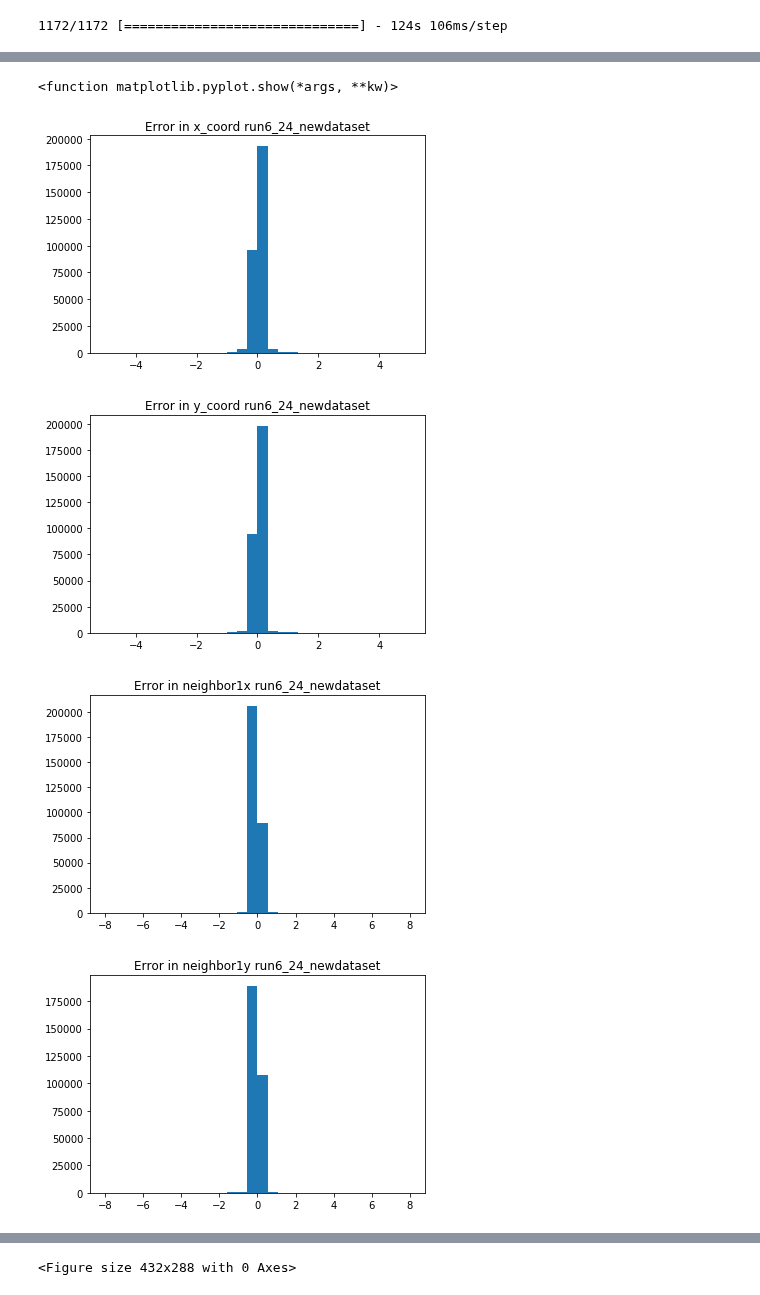
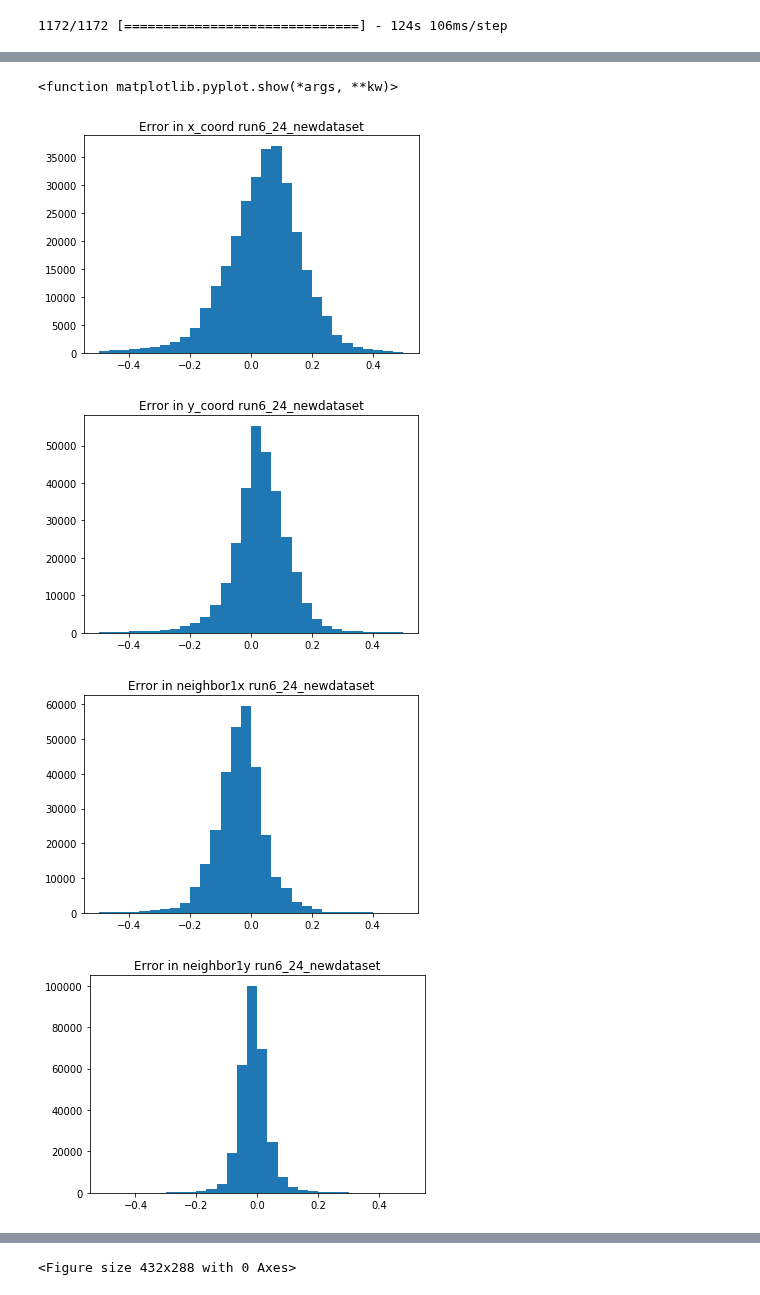
Before and after one commit to DanielMGlazer/HexogonalMLProject, a Jupyter notebook: Image predictions.ipynb, the cells around one changed output, grey strips where cells are left out. Drawn from its saved outputs; the diff is of its cells as text; code cells hidden in the pictures.

```diff
--- a/Image predictions.ipynb
+++ b/Image predictions.ipynb
@@ -179,50 +180,50 @@ error_neighbor3x=get_error('neighbor3x')
 error_neighbor3y=get_error('neighbor3y')
 
 
-plt.hist(error_x,bins=30,range=(-5,5))
+plt.hist(error_x,bins=30,range=(-0.5,0.5))
 plt.title('Error in x_coord '+ model_name)
 plt.savefig(os.path.join(plot_dir,model_name+" error_x.png"))
 plt.figure()
 
-plt.hist(error_y,bins=30,range=(-5,5))
+plt.hist(error_y,bins=30,range=(-0.5,0.5))
 plt.title('Error in y_coord '+ model_name)
 plt.savefig(os.path.join(plot_dir,model_name+" error_y.png"))
 plt.figure()
 
-plt.hist(error_neighbor1x,bins=30,range=(-8,8))
+plt.hist(error_neighbor1x,bins=30,range=(-0.5,0.5))
 plt.title('Error in neighbor1x '+ model_name)
 plt.savefig(os.path.join(plot_dir,model_name+" error_neighbor1x.png"))
 plt.figure()
 
-plt.hist(error_neighbor1y,bins=30,range=(-8,8))
+plt.hist(error_neighbor1y,bins=30,range=(-0.5,0.5))
 plt.title('Error in neighbor1y '+ model_name)
 plt.savefig(os.path.join(plot_dir,model_name+" error_neighbor1y.png"))
 plt.figure()
 
-plt.hist(error_neighbor2x,bins=30,range=(-8,8))
+plt.hist(error_neighbor2x,bins=30,range=(-0.5,0.5))
 plt.title('Error in neighbor2x '+ model_name)
 plt.savefig(os.path.join(plot_dir,model_name+" error_neighbor2x.png"))
 plt.figure()
 
-plt.hist(error_neighbor2y,bins=30,range=(-8,8))
+plt.hist(error_neighbor2y,bins=30,range=(-0.5,0.5))
 plt.title('Error in neighbor2y '+ model_name)
 plt.savefig(os.path.join(plot_dir,model_name+" error_neighbor2y.png"))
 plt.figure()
 
-plt.hist(error_neighbor3x,bins=30,range=(-8,8))
+plt.hist(error_neighbor3x,bins=30,range=(-0.5,0.5))
 plt.title('Error in neighbor3x '+ model_name)
 plt.savefig(os.path.join(plot_dir,model_name+" error_neighbor3x.png"))
 plt.figure()
 
-plt.hist(error_neighbor3y,bins=30,range=(-8,8))
+plt.hist(error_neighbor3y,bins=30,range=(-0.5,0.5))
 plt.title('Error in neighbor3y '+ model_name)
 plt.savefig(os.path.join(plot_dir,model_name+" error_neighbor3y.png"))
 plt.figure()
 
 plt.show
 # %% [output]
 <function matplotlib.pyplot.show(*args, **kw)>
-[figure, old version]
+[figure, new version]
-[figure, old version]
+[figure, new version]
-[figure, old version]
+[figure, new version]
-[figure, old version]
+[figure, new version]
```
Also changed, not shown: parts of 4 cells of this notebook, 43 other files.
